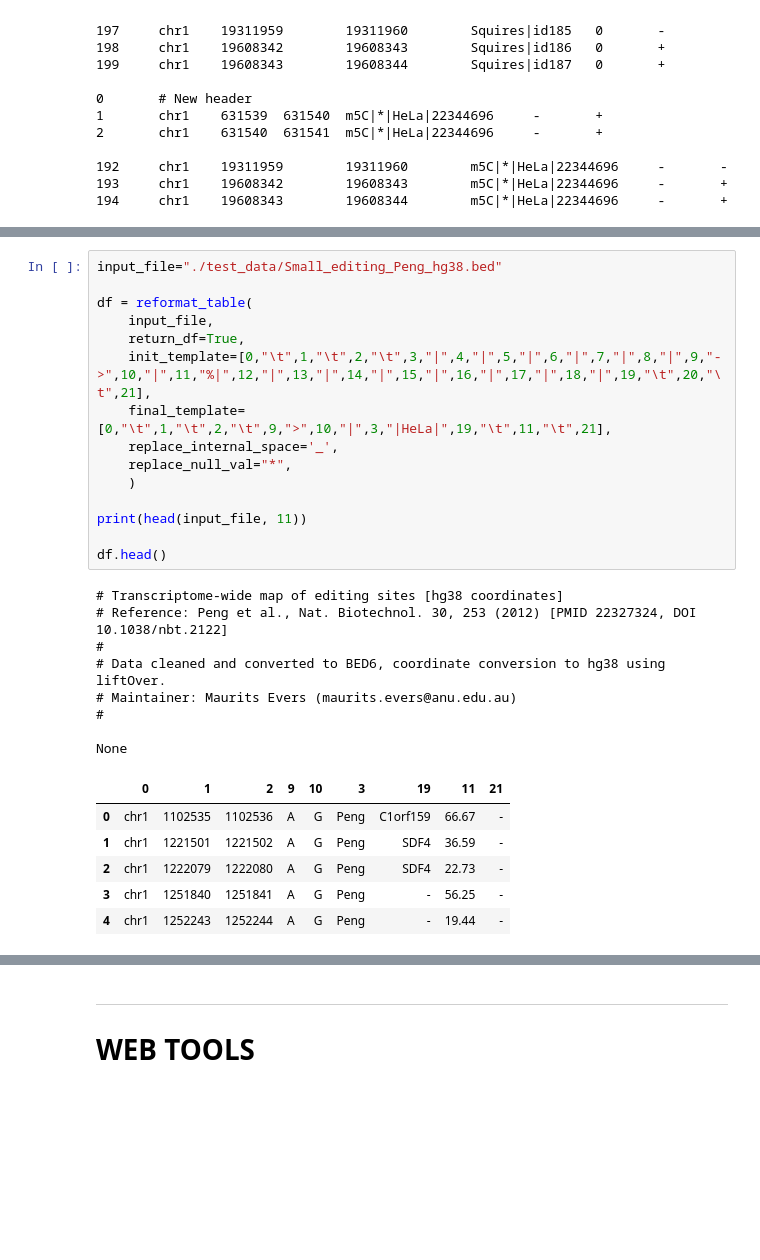
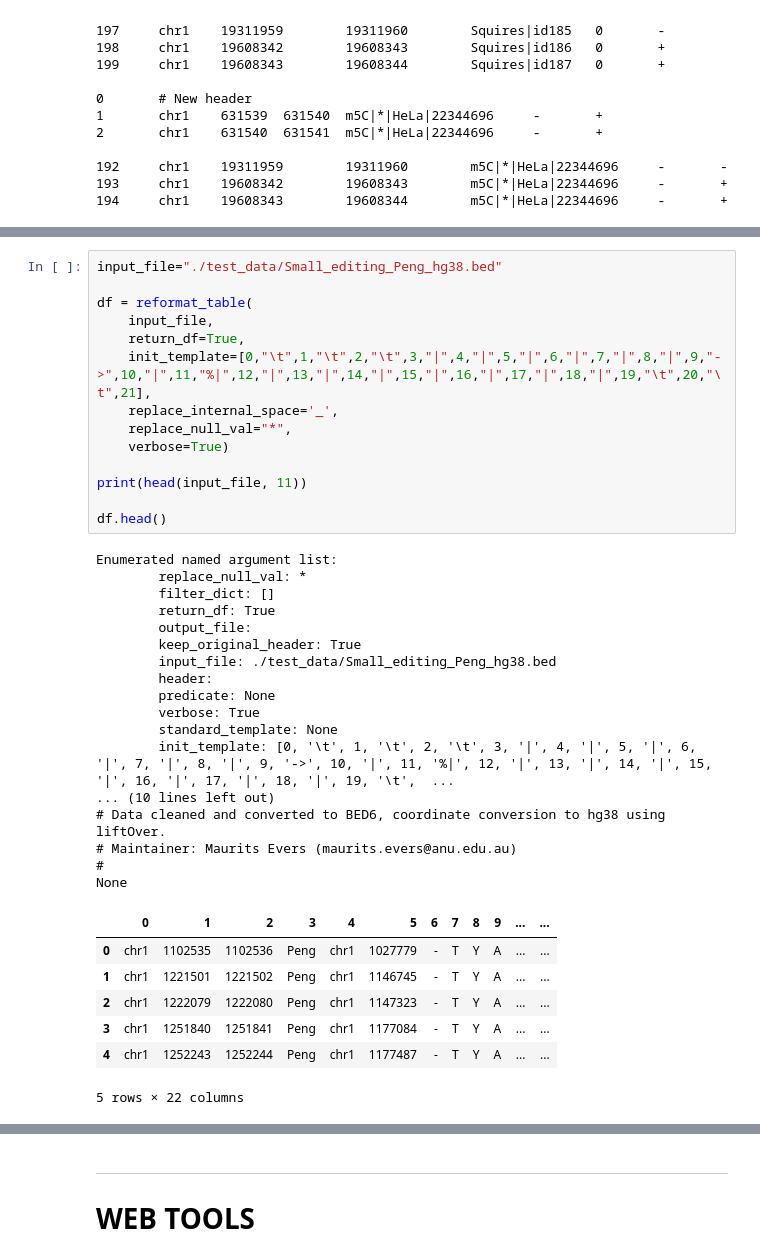
Before and after one commit to a-slide/pycltools, a Jupyter notebook: test_pycl.ipynb, the cells around one changed output, grey strips where cells are left out. Drawn from its saved outputs; the diff is of its cells as text; blank space fills up the shorter version.

```diff
--- a/test_pycl.ipynb
+++ b/test_pycl.ipynb
@@ -793,33 +801,42 @@ Final template values
 # %%
 input_file="./test_data/Small_editing_Peng_hg38.bed"
 
 df = reformat_table(
     input_file,
     return_df=True,
     init_template=[0,"\t",1,"\t",2,"\t",3,"|",4,"|",5,"|",6,"|",7,"|",8,"|",9,"->",10,"|",11,"%|",12,"|",13,"|",14,"|",15,"|",16,"|",17,"|",18,"|",19,"\t",20,"\t",21],
-    final_template=[0,"\t",1,"\t",2,"\t",9,">",10,"|",3,"|HeLa|",19,"\t",11,"\t",21],
     replace_internal_space='_',
     replace_null_val="*",
-    )
+    verbose=True)
 
 print(head(input_file, 11))
 
 df.head()
 # %% [output]
-# Transcriptome-wide map of editing sites [hg38 coordinates]
-# Reference: Peng et al., Nat. Biotechnol. 30, 253 (2012) [PMID 22327324, DOI 10.1038/nbt.2122]
-#
+Enumerated named argument list:
+        replace_null_val: *
+        filter_dict: []
+        return_df: True
+        output_file:
+        keep_original_header: True
+        input_file: ./test_data/Small_editing_Peng_hg38.bed
+        header:
+        predicate: None
+        verbose: True
+        standard_template: None
+        init_template: [0, '\t', 1, '\t', 2, '\t', 3, '|', 4, '|', 5, '|', 6, '|', 7, '|', 8, '|', 9, '->', 10, '|', 11, '%|', 12, '|', 13, '|', 14, '|', 15, '|', 16, '|', 17, '|', 18, '|', 19, '\t',  ...
+... (10 lines left out)
 # Data cleaned and converted to BED6, coordinate conversion to hg38 using liftOver.
 # Maintainer: Maurits Evers (maurits.evers@anu.edu.au)
 #
-
 None
-|  | 0 | 1 | 2 | 9 | 10 | 3 | 19 | 11 | 21 |
-| 0 | chr1 | 1102535 | 1102536 | A | G | Peng | C1orf159 | 66.67 | - |
-| 1 | chr1 | 1221501 | 1221502 | A | G | Peng | SDF4 | 36.59 | - |
-| 2 | chr1 | 1222079 | 1222080 | A | G | Peng | SDF4 | 22.73 | - |
-| 3 | chr1 | 1251840 | 1251841 | A | G | Peng | - | 56.25 | - |
-| 4 | chr1 | 1252243 | 1252244 | A | G | Peng | - | 19.44 | - |
+|  | 0 | 1 | 2 | 3 | 4 | 5 | 6 | 7 | 8 | 9 | ... | ... |
+| 0 | chr1 | 1102535 | 1102536 | Peng | chr1 | 1027779 | - | T | Y | A | ... | ... |
+| 1 | chr1 | 1221501 | 1221502 | Peng | chr1 | 1146745 | - | T | Y | A | ... | ... |
+| 2 | chr1 | 1222079 | 1222080 | Peng | chr1 | 1147323 | - | T | Y | A | ... | ... |
+| 3 | chr1 | 1251840 | 1251841 | Peng | chr1 | 1177084 | - | T | Y | A | ... | ... |
+| 4 | chr1 | 1252243 | 1252244 | Peng | chr1 | 1177487 | - | T | Y | A | ... | ... |
+5 rows × 22 columns
 # %%
 input_file = "./test_data/gencode_sample.gff3"
 
```
Also changed, not shown: parts of 25 cells of this notebook, 3 other files.
